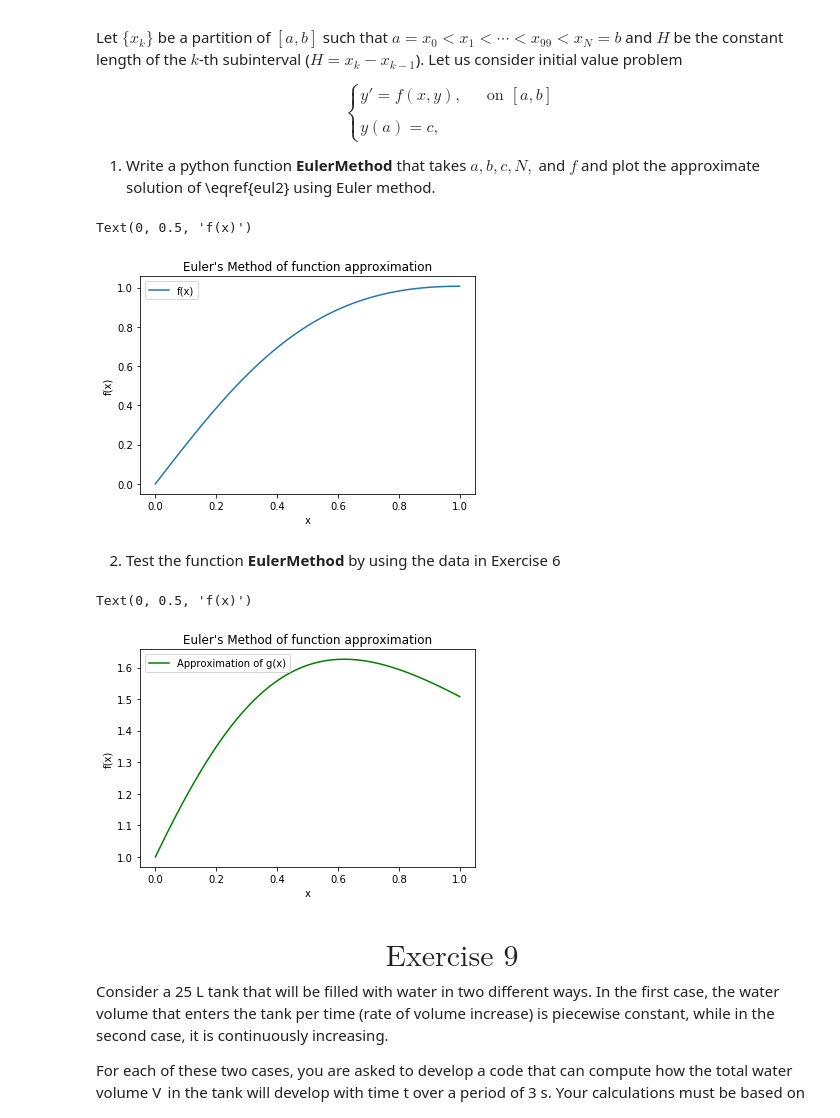
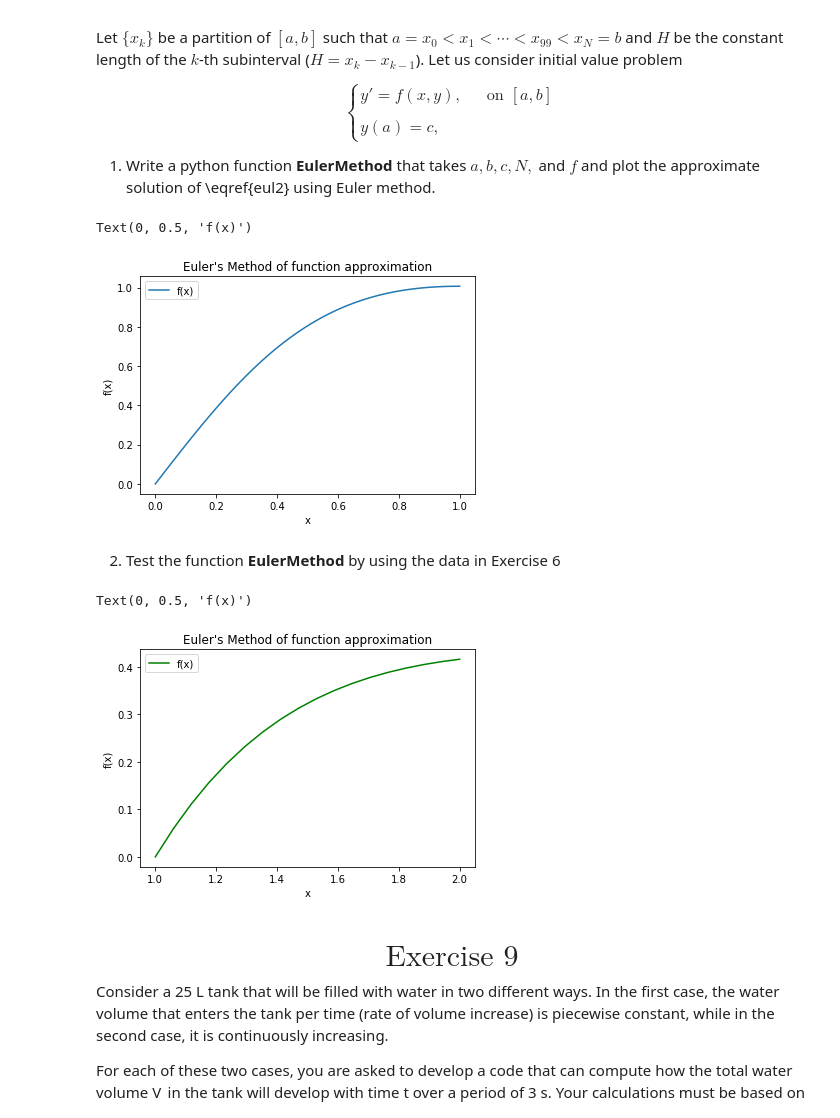
Before and after one commit to yusufbrima/AIMS, a Jupyter notebook: Lectures/Skills Phase/Block 2/Python Programming/Class Lab/FirstGroupProject_Group9.ipynb, the cells around one changed output. Saved outputs shown, nothing was run; the diff lists cells and outputs as text; code cells hidden in the pictures.

```diff
--- a/Lectures/Skills Phase/Block 2/Python Programming/Class Lab/FirstGroupProject_Group9.ipynb
+++ b/Lectures/Skills Phase/Block 2/Python Programming/Class Lab/FirstGroupProject_Group9.ipynb
@@ -271,17 +318,22 @@ U_{n} &=-3U_{n-1} +U_{n-2}, \;\; \forall\; n=2,3,4\cdots
 
 Write a python function named  <b>SeqTerms</b> that takes as input an integer $n,\;\;n\geq 0$ and return an array of the first $n+1$ terms (i.e. $U_0, \cdots, U_{n}$) of the sequence \eqref{fib}.
 # %%
+"""
+Mark:2/2
+"""
 def SeqTerms(n):
     U =  np.array([])
     if(n >= 0):
             if(n == 0):
+                return U
+            elif(n == 1):
                 return np.append(U,1)
-            elif(n == 1):
+            elif(n == 2):
                 return np.append(U,[1,2])
             else:
                 U = np.append(U,[1,2])
-                for i in range(2,n+1):
+                for i in range(2,n):
                     U = np.append(U,-3*U[i-1] + U[i-2])
                 return U.astype(int)
-SeqTerms(3)
+SeqTerms(10)
 # %% [output]
@@ -361,6 +420,9 @@ Let $\{ x_k\}$ be a partition of $[a,b]$ such that $a=x_0<x_1<\cdots<x_{99}<x_{N
 
 1. Write a python function <b> EulerMethod </b> that takes $a,b,c,N,$ and $f$ and plot the approximate solution of \eqref{eul2} using Euler method.
 # %%
+"""
+Mark:2/2
+"""
 def EulerMethod(a,b,c,N,f):
     x = np.linspace(a,b,N+1)
     H = (b-a)/N
@@ -379,23 +441,23 @@ plt.xlabel("x")
 plt.ylabel("f(x)")
 # %% [output]
 Text(0, 0.5, 'f(x)')
-[figure, old version]
+[figure, new version]
 # %% [markdown]
 2. Test the function <b> EulerMethod </b> by using the data in Exercise 6
 # %%
-a = 0
-b = 1
-N = 100
-c = 1
-x,y = EulerMethod(a,b,c,N,f)
+"""
+Mark:1/1
+"""
+A =SeqTerms(4)
+x,y = EulerMethod(A[0],A[1],A[2],A[3],f)
 plt.plot(x,y,'g-')
-plt.legend(["Approximation of g(x)"])
+plt.legend(["f(x)"])
 plt.title("Euler's Method of function approximation")
 plt.xlabel("x")
 plt.ylabel("f(x)")
 # %% [output]
 Text(0, 0.5, 'f(x)')
-[figure, old version]
+[figure, new version]
 # %% [markdown]
 # $$\text{Exercise 9}$$
 
```
Also changed, not shown: parts of 29 cells of this notebook, 2 other files.
